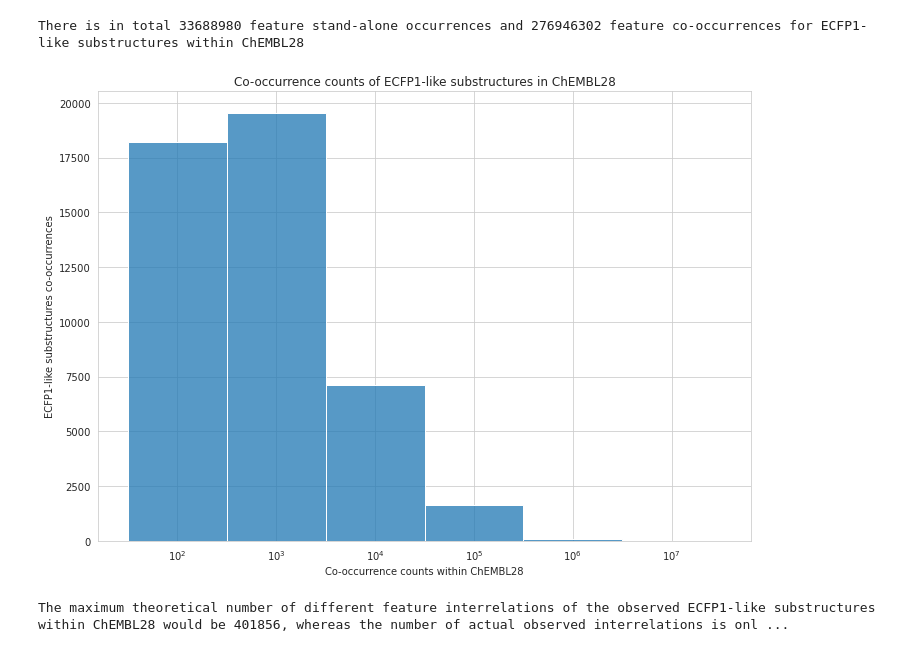
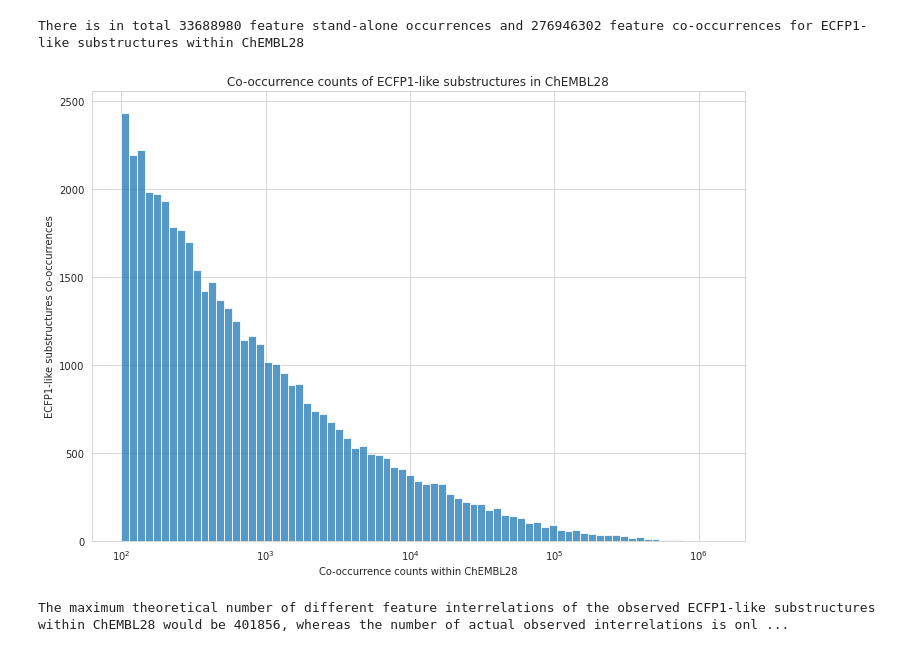
Before and after one commit to cmeloi/fip3, a Jupyter notebook: docs/cookbook/basic_interrelation_analysis.ipynb, the cells around one changed output. Cells and saved outputs as stored; diff of their text form; code cells hidden in the pictures.

```diff
--- a/docs/cookbook/basic_interrelation_analysis.ipynb
+++ b/docs/cookbook/basic_interrelation_analysis.ipynb
@@ -117,15 +117,15 @@ There is in total 33688980 feature stand-alone occurrences and 276946302 feature
 # %%
 title = f"Co-occurrence counts of {FEATURES_NAME} in {DATASET_NAME}"
 a4_dims = (11.7, 8.27)
 sns.set_style("whitegrid")
 fig, ax = plt.subplots(figsize=a4_dims)
-sns.histplot(cooccurrence_values, log_scale=True, discrete=True)
+sns.histplot(cooccurrence_values, log_scale=True)
 ax.set(title=title, xlabel=f"Co-occurrence counts within {DATASET_NAME}",
        ylabel=f"{FEATURES_NAME} co-occurrences")
 plt.savefig(f"{OUTPUT_FIGURE_PATH}/{title}.svg", format="svg")
 #plt.close()
 # %% [output]
-[figure, old version]
+[figure, new version]
 # %%
 print(f"The maximum theoretical number of different feature interrelations of the observed {FEATURES_NAME} \
 within {DATASET_NAME} would be {int(p.num_max_interrelations())}, whereas the number of actual observed \
```
Also changed, not shown: parts of 34 cells of this notebook, 1 other file.
